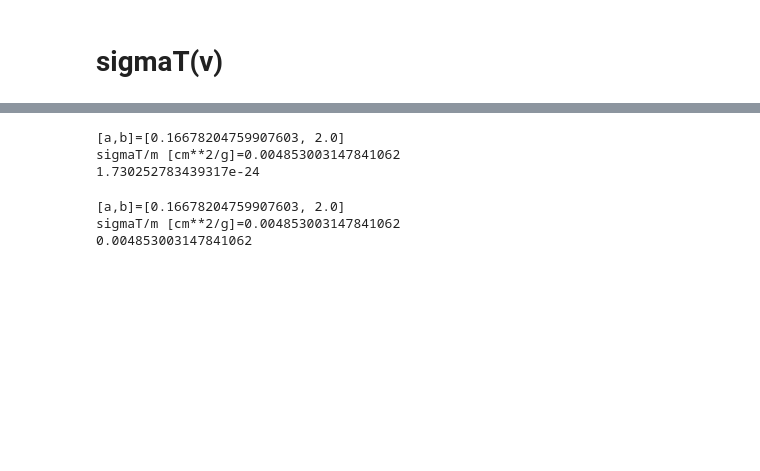
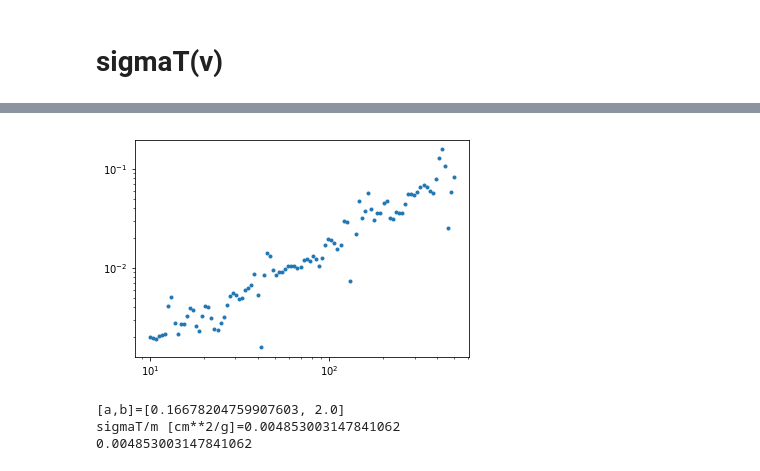
Before and after one commit to LauraSagunski/Self-interaction-cross-section, a Jupyter notebook: Self-interaction_cross_section.ipynb, the cells around one changed output, grey strips where cells are left out. Drawn from its saved outputs; the diff is of its cells as text; code cells hidden in the pictures; blank space fills up the shorter version.

```diff
--- a/Self-interaction_cross_section.ipynb
+++ b/Self-interaction_cross_section.ipynb
@@ -70,5 +165,12 @@ for potential in ['attractive']: #['attractive','repulsive']:
+# %%
+pl.xscale('log')
+pl.yscale('log')
+pl.plot(vvals,sigmamvals*vvals,'.')
+pl.show()
+# %% [output]
+[figure, added]
 # %%
-def sigmaT(potential,alphaX,mX,mphi,v):
+#### def sigmaT(potential,alphaX,mX,mphi,v):
     #_____Conversion to SI units_____
     #[mX]=GeV/c^2=10.**9.*eV/c^2=10.**9.*eVc2_to_kg*kg_____
     mX_kg=10.**9.*eVc2_to_kg*mX
@@ -98,10 +200,6 @@ for potential in ['attractive']: #['attractive','repulsive']:
             for mphi in [1.]: #MeV.
                 for v in [1000]: #km/s
                     print(sigmaT(potential,alphaX,mX,mphi,v)) #Ok. In accordance with Fig.2 in Sean's paper 1302.3898.
-# %% [output]
-[a,b]=[0.16678204759907603, 2.0]
-sigmaT/m [cm**2/g]=0.004853003147841062
-1.730252783439317e-24
 # %%
 def sigmaTm(potential,alphaX,mX,mphi,v):
     #_____Conversion to SI units_____
```
Also changed, not shown: parts of 6 cells of this notebook, 1 other file.
